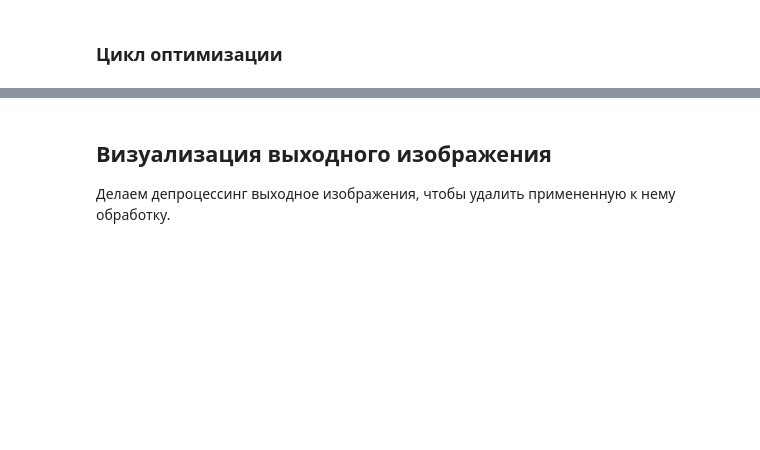
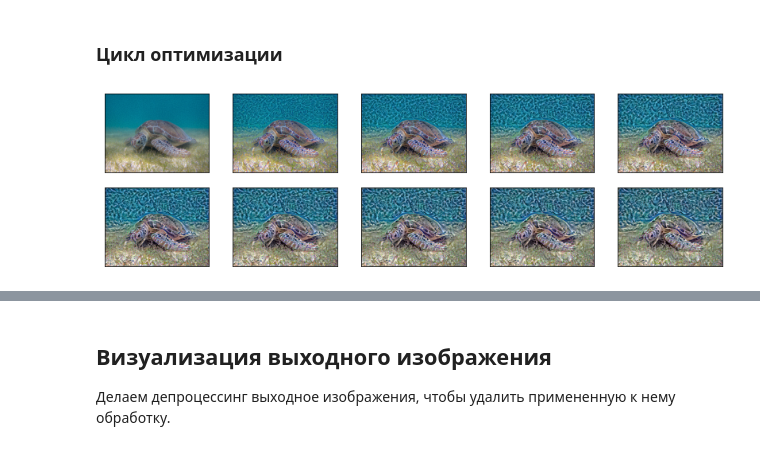
Before and after one commit to lyutovad/Neural_Style_Transfer, a Jupyter notebook: Neural_Style_Transfer_rus.ipynb, the cells around one changed output, grey strips where cells are left out. Cells and saved outputs as stored; diff of their text form; code cells hidden in the pictures; blank space fills up the shorter version.

```diff
--- a/Neural_Style_Transfer_rus.ipynb
+++ b/Neural_Style_Transfer_rus.ipynb
@@ -509,7 +513,7 @@ def run_style_transfer(content_path,
     style_path: str
         Путь к изображению со стилем
     num_iterations: int
-        Количество итераций. ПО умолчанию 1000
+        Количество итераций. По умолчанию 1000
     content_weight=1e3:
     style_weight=1e-2:
 
@@ -598,15 +602,23 @@ def run_style_transfer(content_path,
     print('Total time: {:.4f}s'.format(time.time() - global_start)) # время выполнения всей функции
     IPython.display.clear_output(wait=True)
     plt.figure(figsize=(14,4))
-    for i,img in enumerate(imgs):
-        plt.subplot(num_rows,num_cols,i)
-        plt.imshow(img)
+    img_to_show = np.linspace(1, num_iterations, num_rows * num_cols, dtype=int)
+    for i, img_index in enumerate(img_to_show):
+        plt.subplot(num_rows,num_cols,i+1)
+        plt.imshow(imgs[img_index-1])
         plt.xticks([])
         plt.yticks([])
+#     for i,img in enumerate(imgs):
+#         plt.subplot(num_rows,num_cols,i)
+#         plt.imshow(img)
+#         plt.xticks([])
+#         plt.yticks([])
 
     return best_img, best_loss
 # %%
 best, best_loss = run_style_transfer(content_path,
-                                     style_path, num_iterations=1000)
+                                     style_path, num_iterations=100)
+# %% [output]
+[figure, added]
 # %%
 Image.fromarray(best)
```
Also changed, not shown: parts of 13 cells of this notebook.
